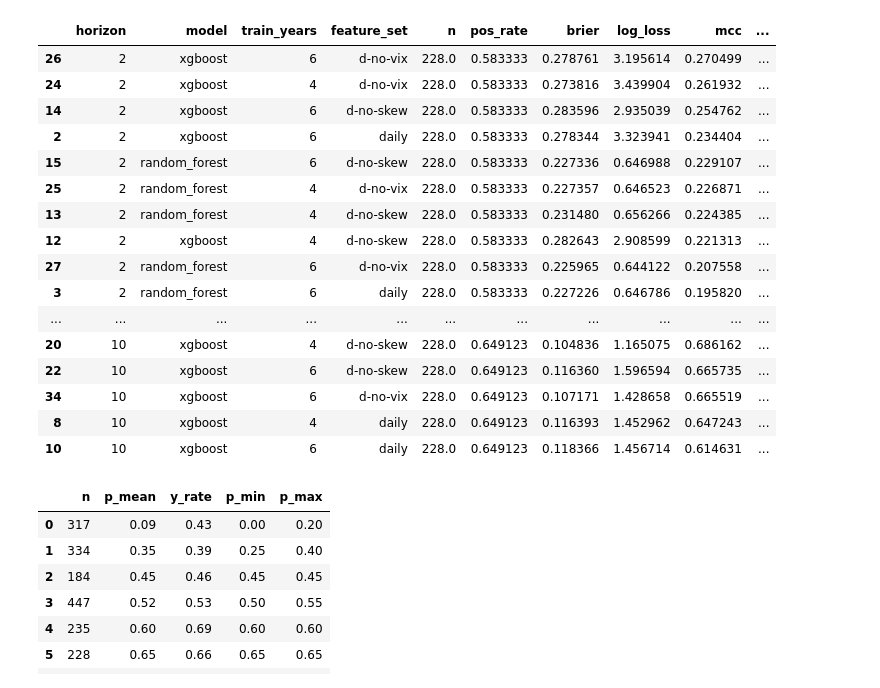
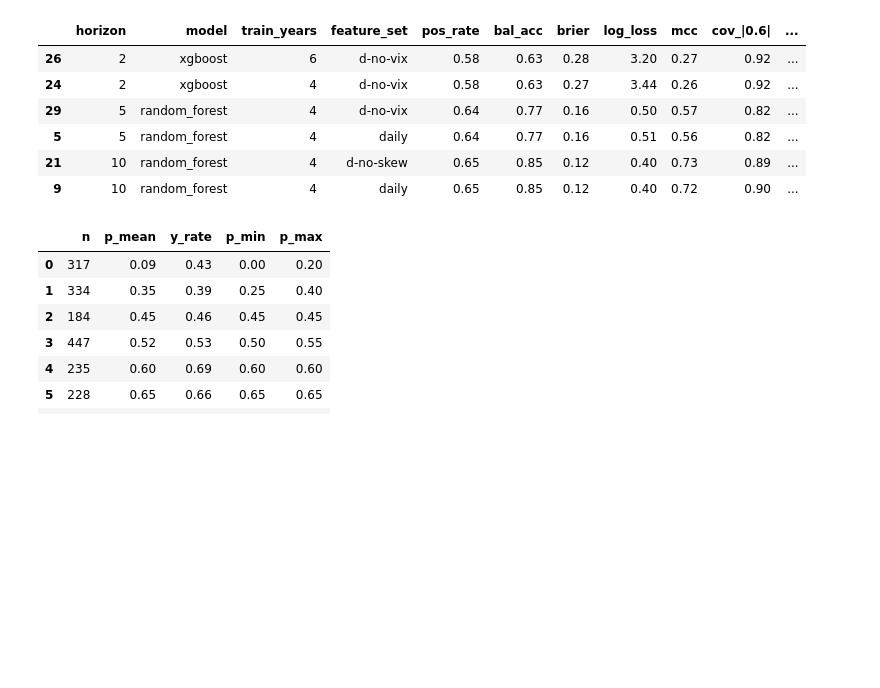
Before and after one commit to bchase17/Fracturion, a Jupyter notebook: Intraday_Model_Pipeline/performance_assessment.ipynb, the cells around one changed output. Drawn from its saved outputs; the diff is of its cells as text; code cells hidden in the pictures; blank space fills up the shorter version.

```diff
--- a/Intraday_Model_Pipeline/performance_assessment.ipynb
+++ b/Intraday_Model_Pipeline/performance_assessment.ipynb
@@ -292,16 +256,12 @@ perf_df
 # %%
 import numpy as np
 import pandas as pd
-from sklearn.metrics import brier_score_loss, log_loss, matthews_corrcoef
+from sklearn.metrics import brier_score_loss, log_loss, matthews_corrcoef, balanced_accuracy_score
 
 gcols = ["horizon", "model", "train_years", "feature_set"]
 
-# expects:
-# - results_df["pred"] = P(y=1)
-# - results_df["y_true"] (or change y_col below)
-# - results_df["acc"] = 1/0 correctness (not used for Brier/MCC/logloss)
-y_col = "test_pos_n"   # <-- change if your actual label column is named differently
-p_col = "pred"
+y_col = "test_pos_n"   # 0/1 actual
+p_col = "pred"         # P(y=1)
 
 def _clip01(p, eps=1e-15):
     p = np.asarray(p, dtype=float)
@@ -311,68 +271,66 @@ def _metrics(g: pd.DataFrame) -> pd.Series:
     y = g[y_col].astype(int).to_numpy()
     p = _clip01(g[p_col].to_numpy())
 
-    # hard preds at 0.5 for MCC
+    # hard preds at 0.5
     yhat = (p >= 0.5).astype(int)
 
-    # coverage masks for 0.6/0.4 rule
+    # confident subset mask
     sel = (p >= 0.6) | (p <= 0.4)
 
-    # brier / logloss
+    # probability metrics
     brier = brier_score_loss(y, p)
-    ll = log_loss(y, p)  # binary log loss
+    ll = log_loss(y, p)
 
-    # MCC (only meaningful if both classes appear in y and yhat)
+    # MCC (needs both classes in y and yhat)
     mcc = np.nan
     if (np.unique(y).size > 1) and (np.unique(yhat).size > 1):
         mcc = matthews_corrcoef(y, yhat)
 
-    # conditional accuracy when confident
+    # Balanced accuracy (needs both classes in y)
+    bal_acc = np.nan
+    if np.unique(y).size > 1:
+        bal_acc = balanced_accuracy_score(y, yhat)
+
+    # confident accuracy + coverage
     cov = float(sel.mean())
     acc_conf = float((yhat[sel] == y[sel]).mean()) if sel.any() else np.nan
 
-    # also useful: confident accuracy vs overall accuracy
-    acc_all = float((yhat == y).mean())
-
     return pd.Series({
-        "n": len(g),
         "pos_rate": float(y.mean()),
+        "bal_acc": float(bal_acc) if not np.isnan(bal_acc) else np.nan,
         "brier": float(brier),
         "log_loss": float(ll),
-        "mcc": float(mcc),
-        "acc_all_0p5": acc_all,
-        "cov_pge0p6_ple0p4": cov,
-        "acc_pge0p6_ple0p4": acc_conf,
-        "n_pge0p6_ple0p4": int(sel.sum()),
+        "mcc": float(mcc) if not np.isnan(mcc) else np.nan,
+        "cov_|0.6|": cov,
+        "acc_|0.6|": acc_conf,
     })
 
 metrics_df = (
     perf_df
     .dropna(subset=[y_col, p_col])
     .groupby(gcols, sort=False)
     .apply(_metrics, include_groups=False)
     .reset_index()
     .sort_values(["horizon", "mcc", "brier"], ascending=[True, False, True])
 )
 
-metrics_df
+# top per horizon (ranked by MCC desc, then Brier asc)
+top_by_horizon = (
+    metrics_df
+    .sort_values(["horizon", "bal_acc", "mcc", "brier"], ascending=[True, False, False, True])
+    .groupby("horizon", as_index=False, sort=False)
+    .head(2)
+)
+
+top_by_horizon.round(2)
 # %% [output]
-|  | horizon | model | train_years | feature_set | n | pos_rate | brier | log_loss | mcc | ... |
-| 26 | 2 | xgboost | 6 | d-no-vix | 228.0 | 0.583333 | 0.278761 | 3.195614 | 0.270499 | ... |
-| 24 | 2 | xgboost | 4 | d-no-vix | 228.0 | 0.583333 | 0.273816 | 3.439904 | 0.261932 | ... |
-| 14 | 2 | xgboost | 6 | d-no-skew | 228.0 | 0.583333 | 0.283596 | 2.935039 | 0.254762 | ... |
-| 2 | 2 | xgboost | 6 | daily | 228.0 | 0.583333 | 0.278344 | 3.323941 | 0.234404 | ... |
-| 15 | 2 | random_forest | 6 | d-no-skew | 228.0 | 0.583333 | 0.227336 | 0.646988 | 0.229107 | ... |
-| 25 | 2 | random_forest | 4 | d-no-vix | 228.0 | 0.583333 | 0.227357 | 0.646523 | 0.226871 | ... |
-| 13 | 2 | random_forest | 4 | d-no-skew | 228.0 | 0.583333 | 0.231480 | 0.656266 | 0.224385 | ... |
-| 12 | 2 | xgboost | 4 | d-no-skew | 228.0 | 0.583333 | 0.282643 | 2.908599 | 0.221313 | ... |
-| 27 | 2 | random_forest | 6 | d-no-vix | 228.0 | 0.583333 | 0.225965 | 0.644122 | 0.207558 | ... |
-| 3 | 2 | random_forest | 6 | daily | 228.0 | 0.583333 | 0.227226 | 0.646786 | 0.195820 | ... |
-| ... | ... | ... | ... | ... | ... | ... | ... | ... | ... | ... |
-| 20 | 10 | xgboost | 4 | d-no-skew | 228.0 | 0.649123 | 0.104836 | 1.165075 | 0.686162 | ... |
-| 22 | 10 | xgboost | 6 | d-no-skew | 228.0 | 0.649123 | 0.116360 | 1.596594 | 0.665735 | ... |
-| 34 | 10 | xgboost | 6 | d-no-vix | 228.0 | 0.649123 | 0.107171 | 1.428658 | 0.665519 | ... |
-| 8 | 10 | xgboost | 4 | daily | 228.0 | 0.649123 | 0.116393 | 1.452962 | 0.647243 | ... |
-| 10 | 10 | xgboost | 6 | daily | 228.0 | 0.649123 | 0.118366 | 1.456714 | 0.614631 | ... |
+|  | horizon | model | train_years | feature_set | pos_rate | bal_acc | brier | log_loss | mcc | cov_|0.6| | ... |
+| 26 | 2 | xgboost | 6 | d-no-vix | 0.58 | 0.63 | 0.28 | 3.20 | 0.27 | 0.92 | ... |
+| 24 | 2 | xgboost | 4 | d-no-vix | 0.58 | 0.63 | 0.27 | 3.44 | 0.26 | 0.92 | ... |
+| 29 | 5 | random_forest | 4 | d-no-vix | 0.64 | 0.77 | 0.16 | 0.50 | 0.57 | 0.82 | ... |
+| 5 | 5 | random_forest | 4 | daily | 0.64 | 0.77 | 0.16 | 0.51 | 0.56 | 0.82 | ... |
+| 21 | 10 | random_forest | 4 | d-no-skew | 0.65 | 0.85 | 0.12 | 0.40 | 0.73 | 0.89 | ... |
+| 9 | 10 | random_forest | 4 | daily | 0.65 | 0.85 | 0.12 | 0.40 | 0.72 | 0.90 | ... |
 # %%
 def calibration_table(g, n_bins=8):
     y = g[y_col].astype(int).to_numpy()
```
Also changed, not shown: parts of 4 cells of this notebook.
